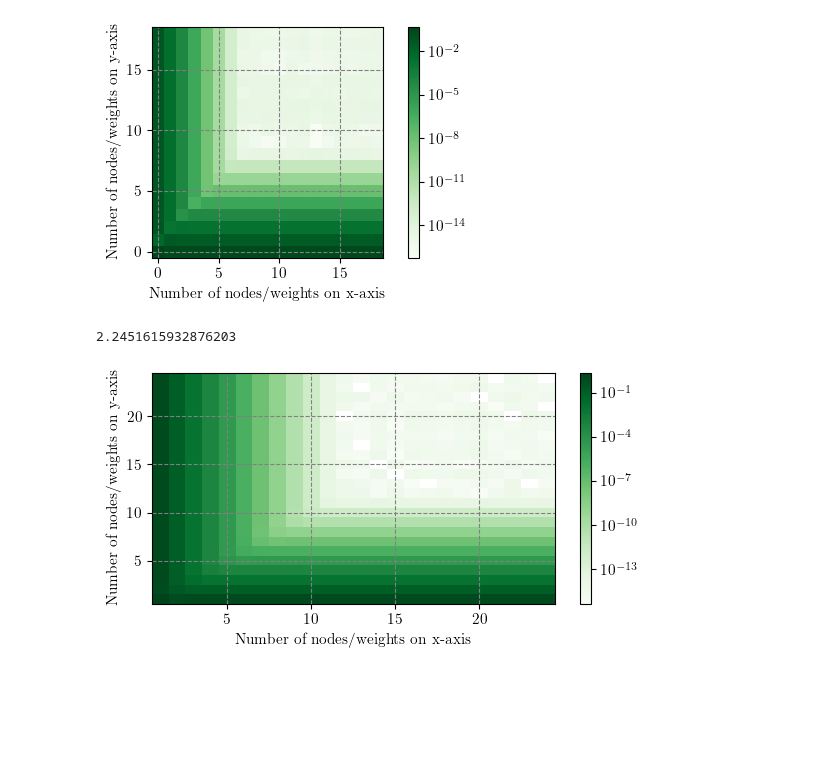
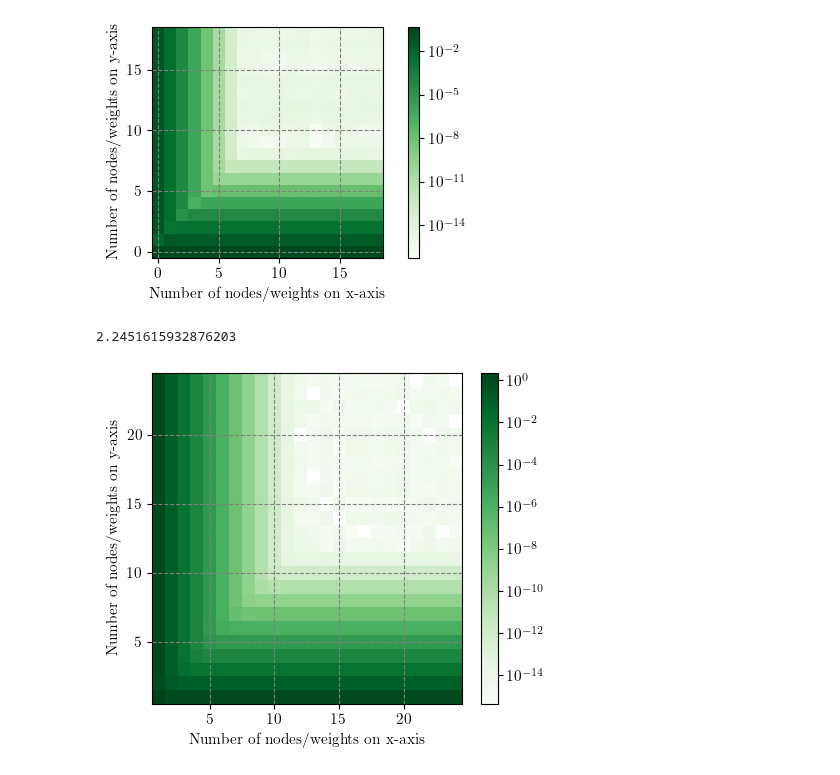
Before and after one commit to SED0280/BakalarkaCode, a Jupyter notebook: Gausova Kvadratura.ipynb, the cells around one changed output. Saved outputs shown, nothing was run; the diff lists cells and outputs as text; code cells hidden in the pictures; blank space fills up the shorter version.

```diff
--- a/Gausova Kvadratura.ipynb
+++ b/Gausova Kvadratura.ipynb
@@ -470,30 +470,32 @@ plt.show()
 # %%
 nx=25
 ny=25
 minx = 1
 miny = 1
 def f(x,y):
     return np.sin(x**2+y**2)
 real_integ_value = 2.2451615932876237278511548966354786769990822477742323151148293005574234285315321561965191205454229705688475828176746484801183251097069730815360786111224446387498767037311418790525798393132762648969108
 print(kl.integ.quadrature_2d(f, nx, ny))
 
 xx=np.arange(minx, nx)
 yy=np.arange(miny, ny)
 
 res = []
 for x in xx:
     res_line = []
     for y in yy:
         res_line.append(kl.integ.quadrature_2d(f, x, y))
     res.append(res_line)
 res = np.array(res)
 Z = np.array(abs(res-real_integ_value))
 
+fig, ax = plt.subplots(figsize=(5, 4.3))
 plt.pcolormesh(xx, yy, Z, cmap=colormaps['Greens'], norm=colors.LogNorm())
 plt.xlabel("Number of nodes/weights on x-axis")
 plt.ylabel("Number of nodes/weights on y-axis")
 plt.colorbar()
+fig.savefig("2DInteg.pdf", bbox_inches='tight')
 plt.show()
 # %% [output]
 2.2451615932876203
-[figure, old version]
+[figure, new version]
```
Also changed, not shown: parts of 4 cells of this notebook, 6 other files.
